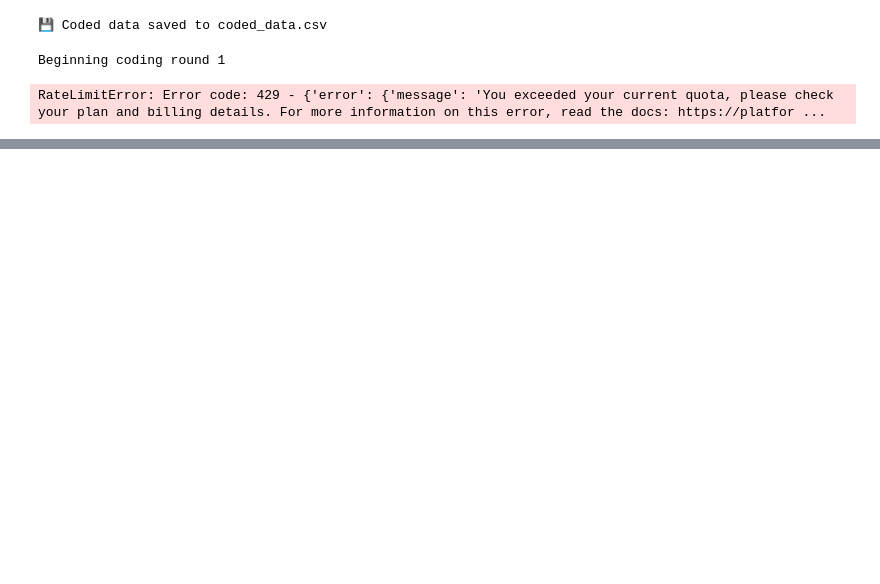
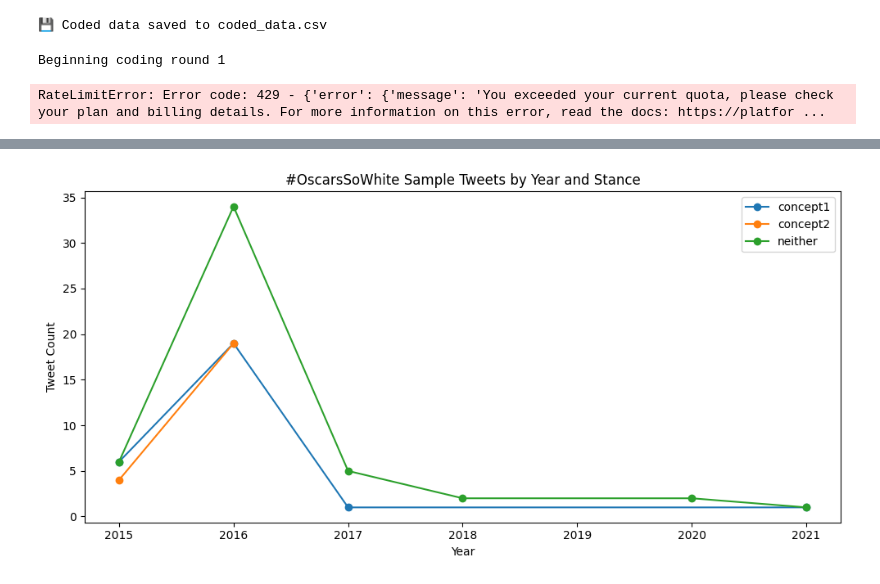
Before and after one commit to nmaharaj28/comm3180_S26_Data_Project, a Jupyter notebook: data_analysis/#OscarsSoWhite Audience Discussion.ipynb, the cells around one changed output, grey strips where cells are left out. Drawn from its saved outputs; the diff is of its cells as text; code cells hidden in the pictures; blank space fills up the shorter version.

```diff
--- a/data_analysis/#OscarsSoWhite Audience Discussion.ipynb
+++ b/data_analysis/#OscarsSoWhite Audience Discussion.ipynb
@@ -191,0 +198,19 @@ RateLimitError: Error code: 429 - {'error': {'message': 'You exceeded your curre
+# %%
+time_series = (
+   sample_coded_data.groupby(['year', 'collapsed_codes'])
+    .size()
+    .reset_index(name='count')
+)
+
+fig, ax = plt.subplots(figsize=(10, 5))
+for stance, grp in time_series.groupby('collapsed_codes'):
+    ax.plot(grp['year'], grp['count'], marker='o', label=stance)
+
+ax.set_title("#OscarsSoWhite Sample Tweets by Year and Stance")
+ax.set_xlabel("Year")
+ax.set_ylabel("Tweet Count")
+ax.legend()
+plt.tight_layout()
+plt.show()
+# %% [output]
+[figure, added]
```
Also changed, not shown: parts of 5 cells of this notebook, 2 other files.
